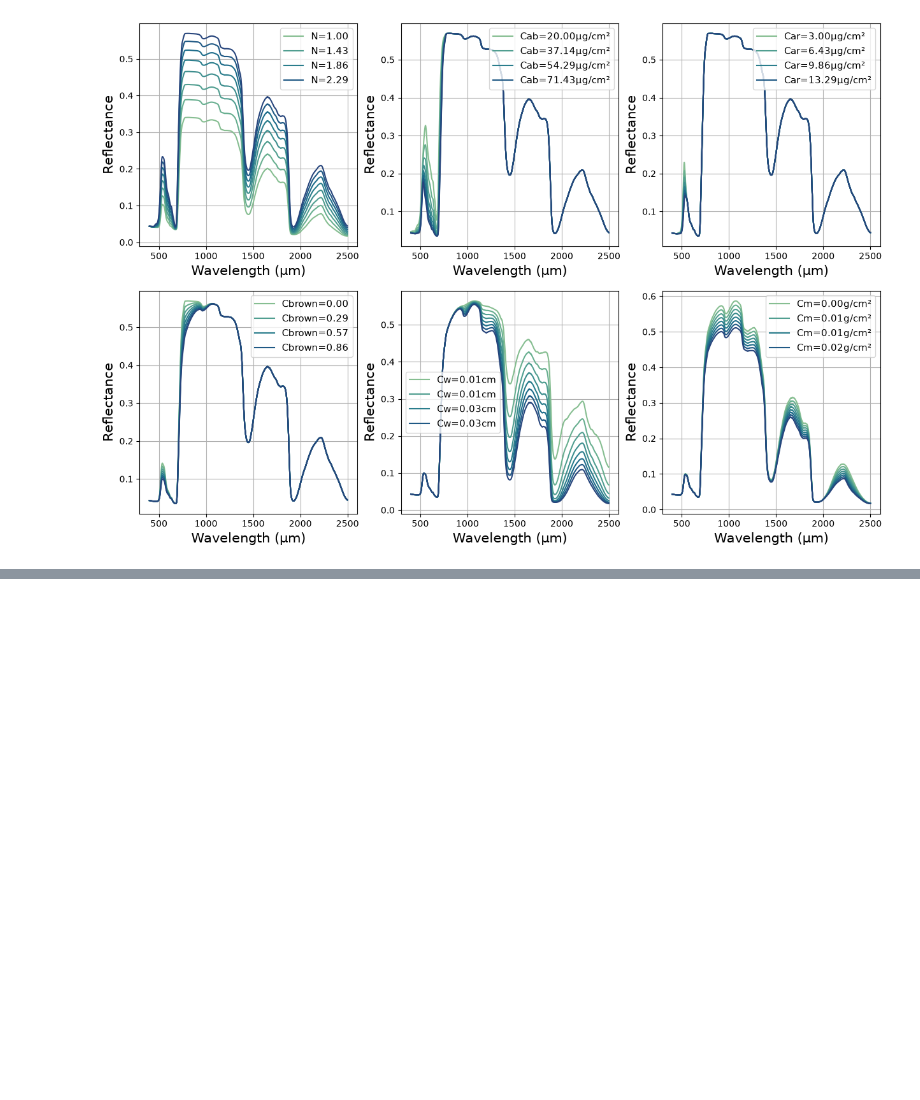
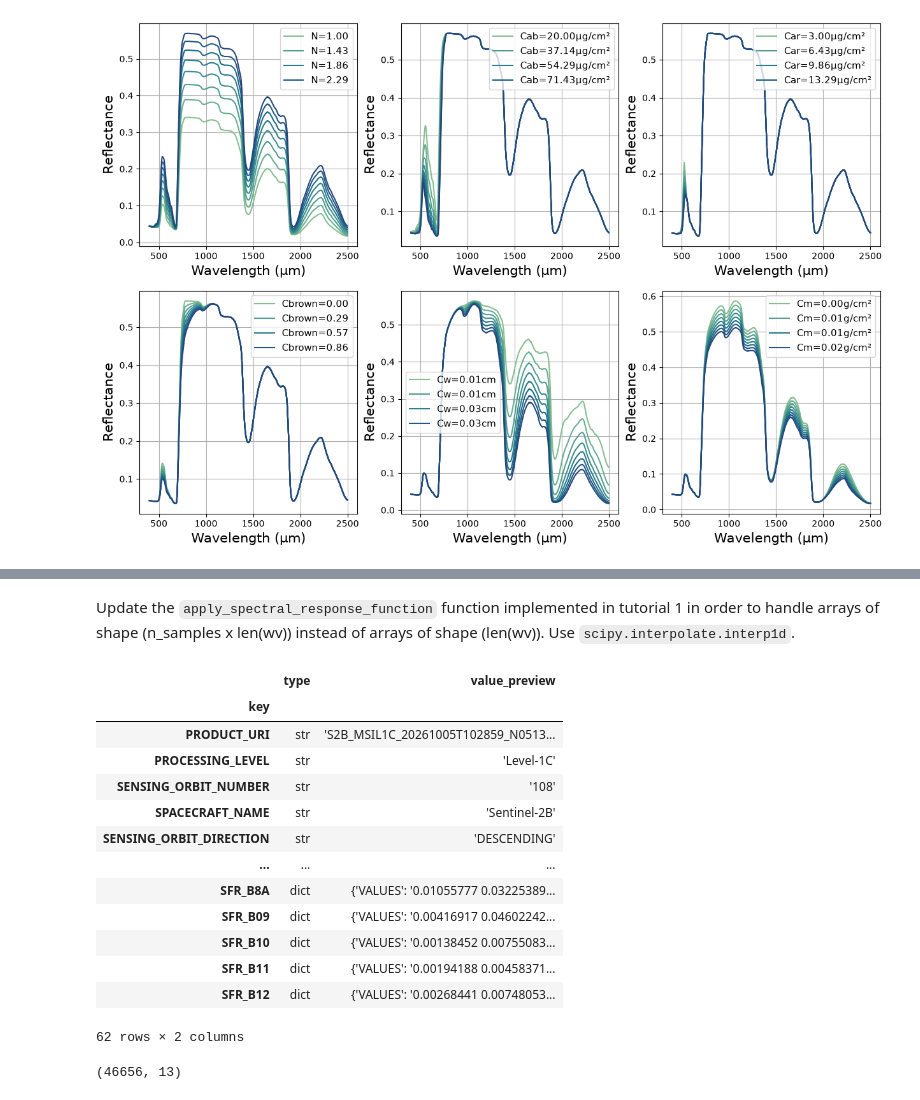
Before and after one commit to Romain3Ch216/RSFM, a Jupyter notebook: docs/tutorials/leaf_traits_inversion/leaf_traits_inversion.ipynb, the cells around one changed output, grey strips where cells are left out. Drawn from its saved outputs; the diff is of its cells as text; code cells hidden in the pictures; blank space fills up the shorter version.

```diff
--- a/docs/tutorials/leaf_traits_inversion/leaf_traits_inversion.ipynb
+++ b/docs/tutorials/leaf_traits_inversion/leaf_traits_inversion.ipynb
@@ -228 +272,3 @@ print(closest_leaf_traits)
+# %% [markdown]
+Update the `apply_spectral_response_function` function implemented in tutorial 1 in order to handle arrays of shape (n_samples x len(wv)) instead of arrays of shape (len(wv)). Use `scipy.interpolate.interp1d`.
 # %%
@@ -229,0 +318,21 @@ print(closest_leaf_traits)
+# %%
+from eodal_s2_parsing import parse_MTD_MSI
+
+data_folder = '../../../../data/S2B_MSIL1C_20261005T102859_N0513_R108_T31UGP_20261005T140445.SAFE/'
+metadata = parse_MTD_MSI(os.path.join(data_folder, 'MTD_MSIL1C.xml'))
+plot_dict(metadata)
+# %% [output]
+|  | type | value_preview |
+| key |  |  |
+| PRODUCT_URI | str | 'S2B_MSIL1C_20261005T102859_N0513... |
+| PROCESSING_LEVEL | str | 'Level-1C' |
+| SENSING_ORBIT_NUMBER | str | '108' |
+| SPACECRAFT_NAME | str | 'Sentinel-2B' |
+| SENSING_ORBIT_DIRECTION | str | 'DESCENDING' |
+| ... | ... | ... |
+| SFR_B8A | dict | {'VALUES': '0.01055777 0.03225389... |
+| SFR_B09 | dict | {'VALUES': '0.00416917 0.04602242... |
+| SFR_B10 | dict | {'VALUES': '0.00138452 0.00755083... |
+| SFR_B11 | dict | {'VALUES': '0.00194188 0.00458371... |
+| SFR_B12 | dict | {'VALUES': '0.00268441 0.00748053... |
+62 rows × 2 columns
@@ -230,2 +347,4 @@ print(closest_leaf_traits)
 # %%
-# on a real image
+s2_reflectance_table.shape
+# %% [output]
+(46656, 13)
```
Also changed, not shown: parts of 29 cells of this notebook, 7 other files.
